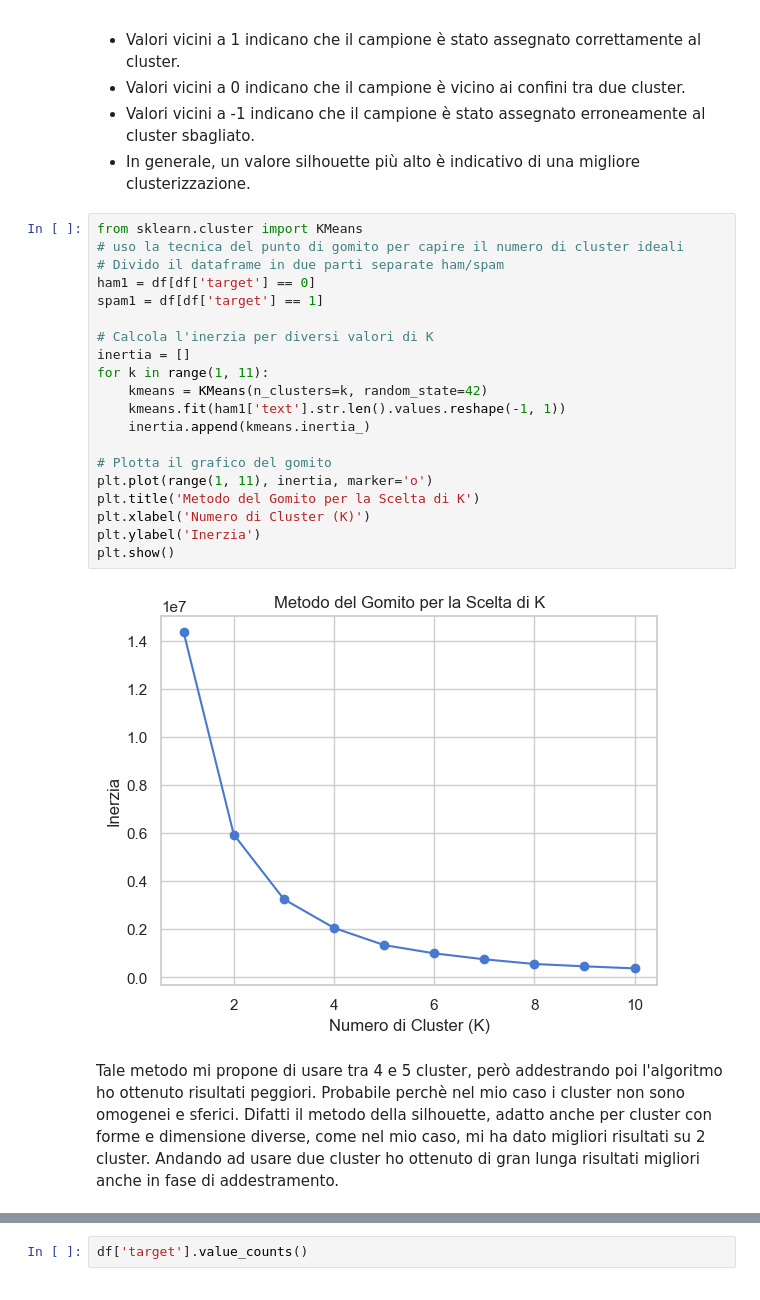
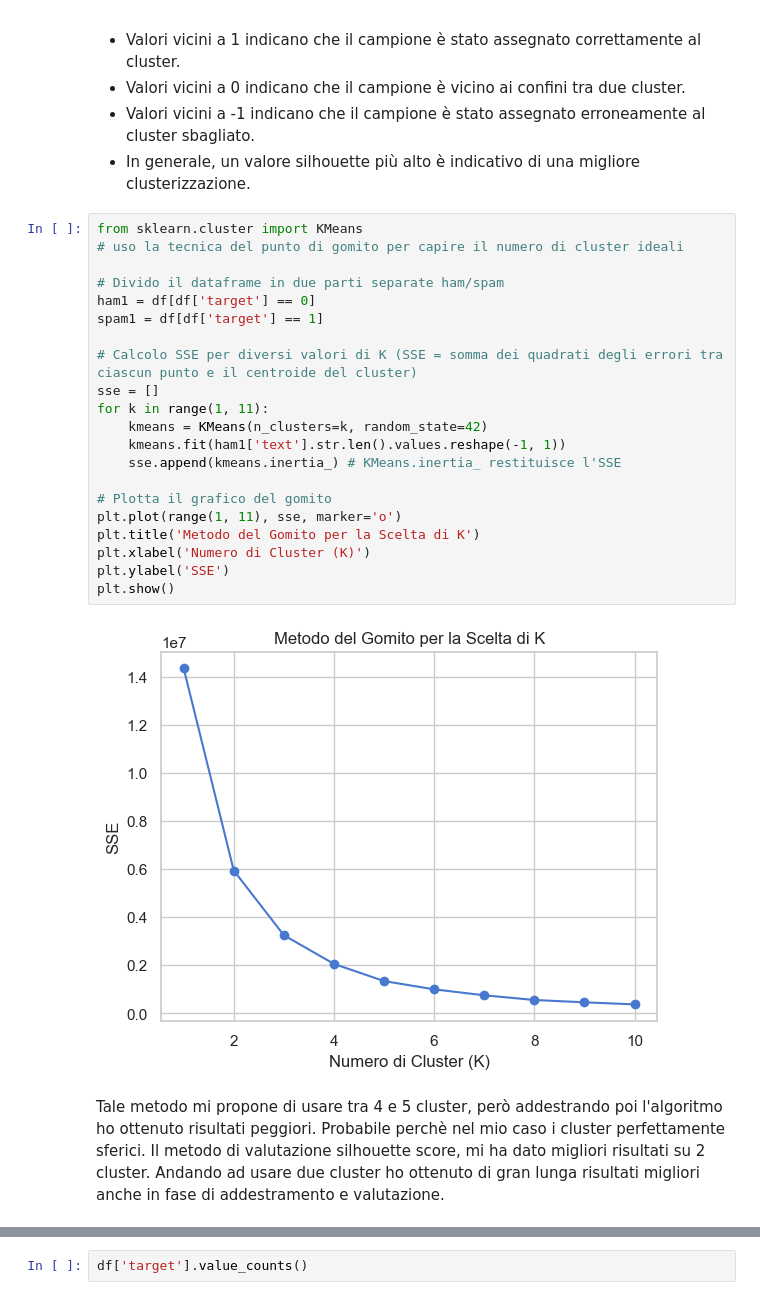
Before and after one commit to russosamuele/SMSecure, a Jupyter notebook: SMSecure.ipynb, the cells around one changed output, grey strips where cells are left out. Drawn from its saved outputs; the diff is of its cells as text.

```diff
--- a/SMSecure.ipynb
+++ b/SMSecure.ipynb
@@ -525,27 +489,28 @@ Il punteggio silhouette varia da -1 a 1, dove:
 # %%
 from sklearn.cluster import KMeans
 # uso la tecnica del punto di gomito per capire il numero di cluster ideali
+
 # Divido il dataframe in due parti separate ham/spam
 ham1 = df[df['target'] == 0]
 spam1 = df[df['target'] == 1]
 
-# Calcola l'inerzia per diversi valori di K
-inertia = []
+# Calcolo SSE per diversi valori di K (SSE = somma dei quadrati degli errori tra ciascun punto e il centroide del cluster)
+sse = []
 for k in range(1, 11):
     kmeans = KMeans(n_clusters=k, random_state=42)
     kmeans.fit(ham1['text'].str.len().values.reshape(-1, 1))
-    inertia.append(kmeans.inertia_)
+    sse.append(kmeans.inertia_) # KMeans.inertia_ restituisce l'SSE
 
 # Plotta il grafico del gomito
-plt.plot(range(1, 11), inertia, marker='o')
+plt.plot(range(1, 11), sse, marker='o')
 plt.title('Metodo del Gomito per la Scelta di K')
 plt.xlabel('Numero di Cluster (K)')
-plt.ylabel('Inerzia')
+plt.ylabel('SSE')
 plt.show()
 # %% [output]
-[figure, old version]
+[figure, new version]
 # %% [markdown]
-Tale metodo mi propone di usare tra 4 e 5 cluster, però addestrando poi l'algoritmo ho ottenuto risultati peggiori. Probabile perchè nel mio caso i cluster non sono omogenei e sferici. Difatti il metodo della silhouette, adatto anche per cluster con forme e dimensione diverse, come nel mio caso, mi ha dato migliori risultati su 2 cluster. Andando ad usare due cluster ho ottenuto di gran lunga risultati migliori anche in fase di addestramento.
+Tale metodo mi propone di usare tra 4 e 5 cluster, però addestrando poi l'algoritmo ho ottenuto risultati peggiori. Probabile perchè nel mio caso i cluster perfettamente sferici. Il metodo di valutazione silhouette score, mi ha dato migliori risultati su 2 cluster. Andando ad usare due cluster ho ottenuto di gran lunga risultati migliori anche in fase di addestramento e valutazione.
 # %%
 from sklearn.cluster import KMeans
 from sklearn.utils import resample
```
Also changed, not shown: parts of 21 cells of this notebook, 1 other file.
